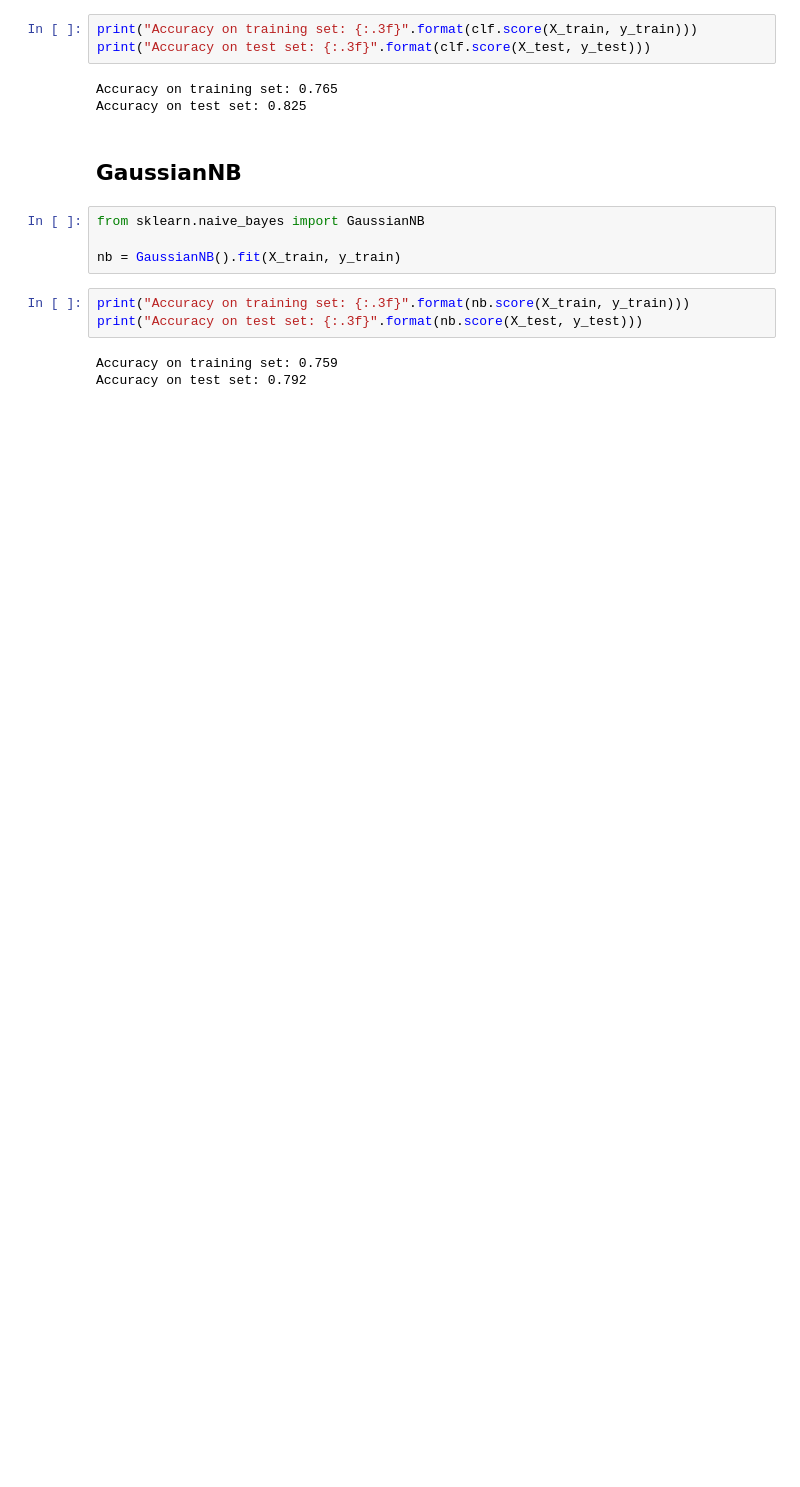
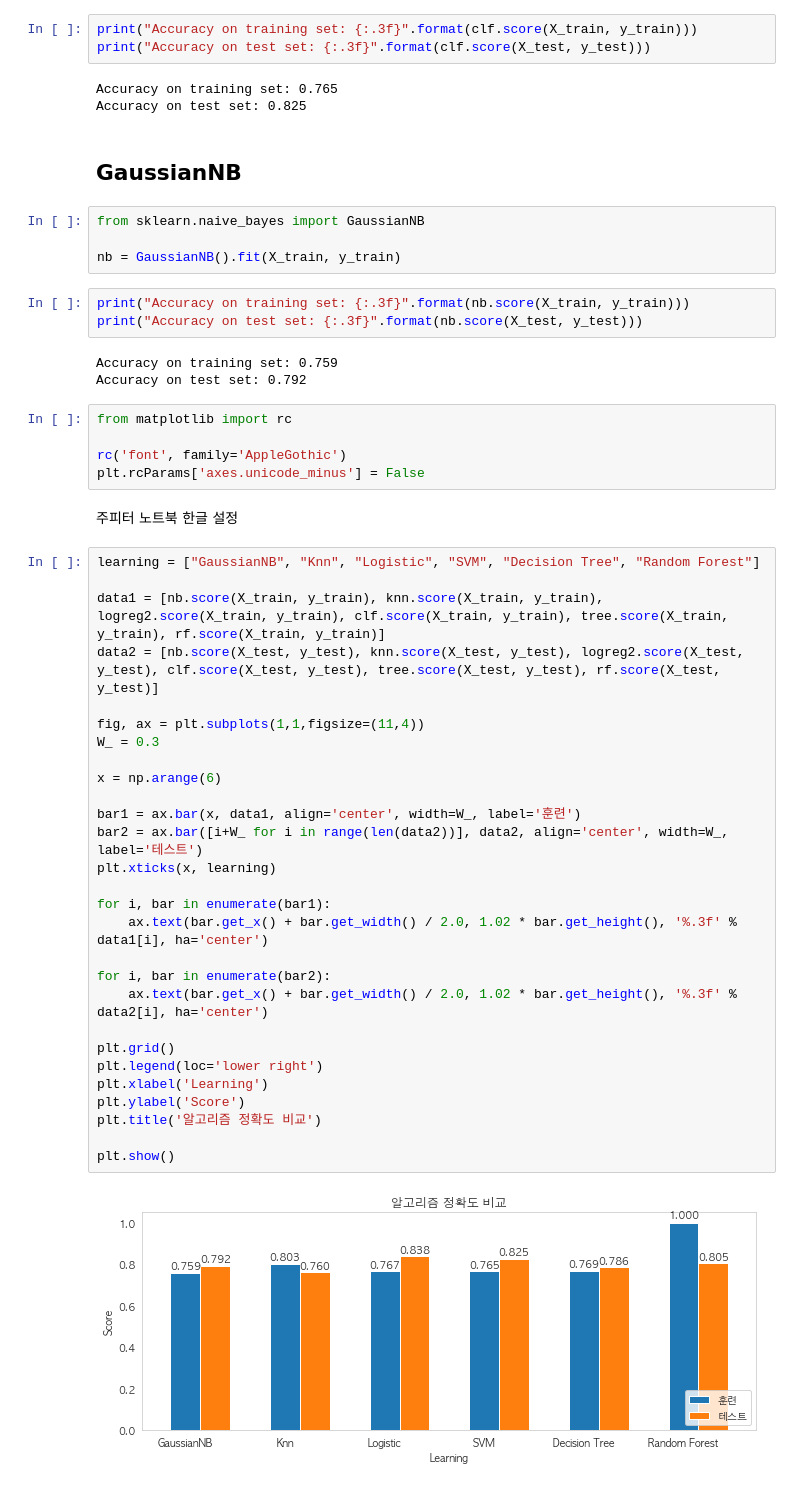
Before and after one commit to jiyeon1997/data-analysis, a Jupyter notebook: diabetes.ipynb, the cells around one changed output. Saved outputs shown, nothing was run; the diff lists cells and outputs as text; blank space fills up the shorter version.

Commit message:
당뇨병 데이터를 이용한 알고리즘 비교 분석

```diff
--- a/diabetes.ipynb
+++ b/diabetes.ipynb
@@ -317,3 +317,40 @@ print("Accuracy on test set: {:.3f}".format(nb.score(X_test, y_test)))
 # %% [output]
 Accuracy on training set: 0.759
 Accuracy on test set: 0.792
+# %%
+from matplotlib import rc
+
+rc('font', family='AppleGothic')
+plt.rcParams['axes.unicode_minus'] = False
+# %% [markdown]
+주피터 노트북 한글 설정
+# %%
+learning = ["GaussianNB", "Knn", "Logistic", "SVM", "Decision Tree", "Random Forest"]
+
+data1 = [nb.score(X_train, y_train), knn.score(X_train, y_train), logreg2.score(X_train, y_train), clf.score(X_train, y_train), tree.score(X_train, y_train), rf.score(X_train, y_train)]
+data2 = [nb.score(X_test, y_test), knn.score(X_test, y_test), logreg2.score(X_test, y_test), clf.score(X_test, y_test), tree.score(X_test, y_test), rf.score(X_test, y_test)]
+
+fig, ax = plt.subplots(1,1,figsize=(11,4))
+W_ = 0.3
+
+x = np.arange(6)
+
+bar1 = ax.bar(x, data1, align='center', width=W_, label='훈련')
+bar2 = ax.bar([i+W_ for i in range(len(data2))], data2, align='center', width=W_, label='테스트')
+plt.xticks(x, learning)
+
+for i, bar in enumerate(bar1):
+    ax.text(bar.get_x() + bar.get_width() / 2.0, 1.02 * bar.get_height(), '%.3f' % data1[i], ha='center')
+
+for i, bar in enumerate(bar2):
+    ax.text(bar.get_x() + bar.get_width() / 2.0, 1.02 * bar.get_height(), '%.3f' % data2[i], ha='center')
+
+plt.grid()
+plt.legend(loc='lower right')
+plt.xlabel('Learning')
+plt.ylabel('Score')
+plt.title('알고리즘 정확도 비교')
+
+plt.show()
+# %% [output]
+[figure, added]
```
